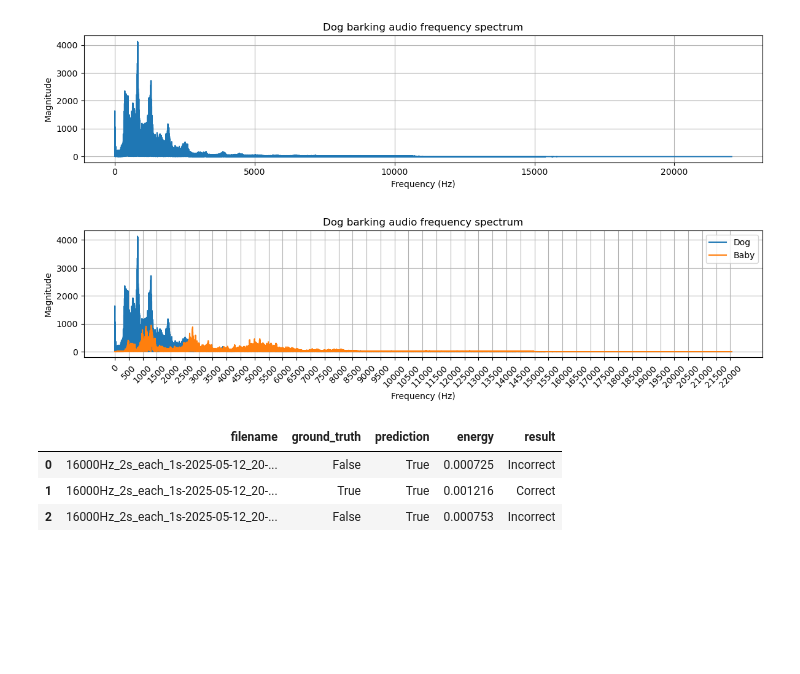
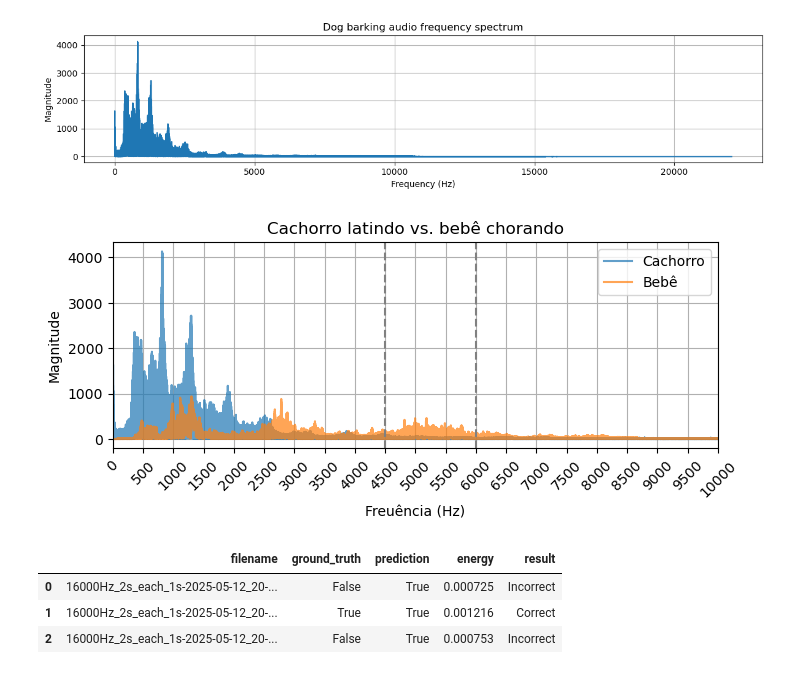
Before and after one commit to gabryellejs/EA801_Baby_Cry, a Jupyter notebook: data_analysis.ipynb, the cells around one changed output. Drawn from its saved outputs; the diff is of its cells as text; code cells hidden in the pictures; blank space fills up the shorter version.

Commit message:
FFT plot update

```diff
--- a/data_analysis.ipynb
+++ b/data_analysis.ipynb
@@ -99,20 +99,23 @@ plt.show()
 # %% [output]
 [figure]
 # %%
-plt.figure(figsize=(12, 3))
-plt.plot(dog_xf, dog_yf, label='Dog')
-plt.plot(baby_xf, baby_yf, label='Baby')
-plt.title('Dog barking audio frequency spectrum')
-plt.xlabel('Frequency (Hz)')
+plt.figure(figsize=(7, 3))
+plt.plot(dog_xf, dog_yf, label='Cachorro', alpha=0.7)
+plt.plot(baby_xf, baby_yf, label='Bebê', alpha=0.7)
+plt.axvline(4500, linestyle='--', color='gray')
+plt.axvline(6000, linestyle='--', color='gray')
+plt.title('Cachorro latindo vs. bebê chorando')
+plt.xlabel('Freuência (Hz)')
 plt.ylabel('Magnitude')
 plt.grid(True)
 plt.tight_layout()
 plt.legend()
 plt.xticks(np.arange(0, max(baby_xf), 500))
 plt.tick_params('x', rotation=45)
+plt.xlim(0, 10000)
 plt.show()
 # %% [output]
-[figure, old version]
+[figure, new version]
 # %%
 results = pd.read_csv('evaluation_results.csv').iloc[:54]
 results.head(3)
```
